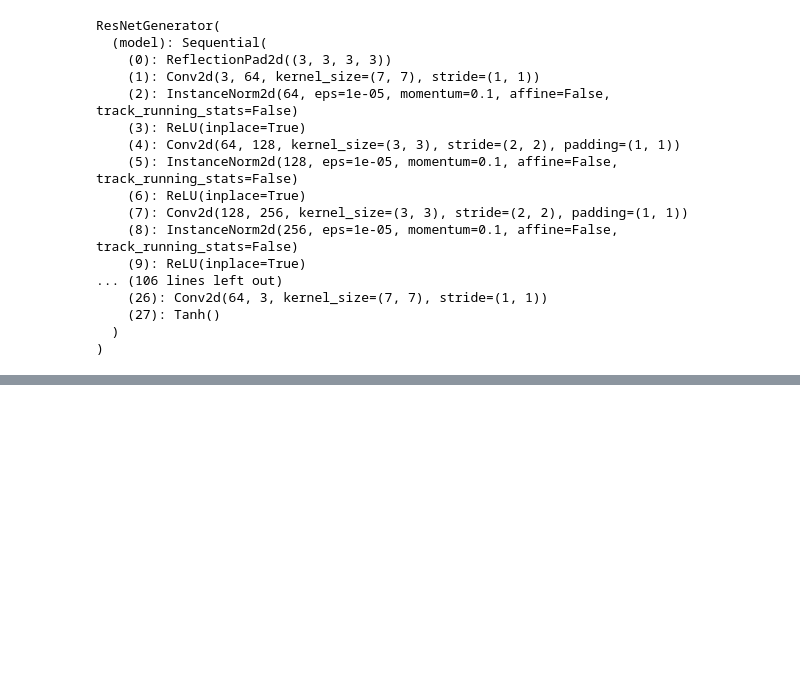
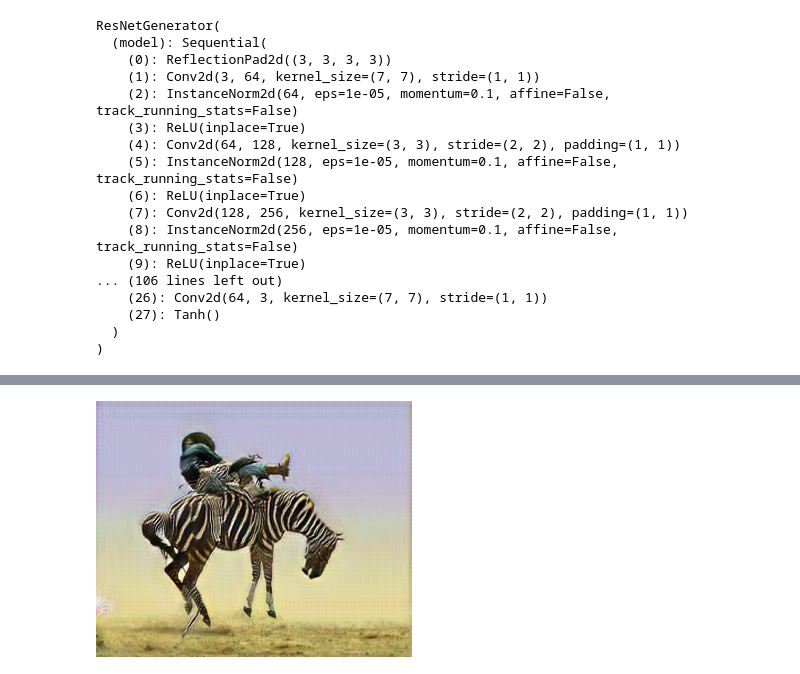
Before and after one commit to maton369/DL_PyTorch, a Jupyter notebook: code/p1ch2/3_cyclegan.ipynb, the cells around one changed output, grey strips where cells are left out. Saved outputs shown, nothing was run; the diff lists cells and outputs as text; code cells hidden in the pictures; blank space fills up the shorter version.

```diff
--- a/code/p1ch2/3_cyclegan.ipynb
+++ b/code/p1ch2/3_cyclegan.ipynb
@@ -143,0 +159,6 @@ ResNetGenerator(
+# %%
+out_t = (batch_out.data.squeeze() + 1.0) / 2.0
+out_img = transforms.ToPILImage()(out_t)
+out_img
+# %% [output]
+[figure, added]
```
Also changed, not shown: parts of 5 cells of this notebook, 1 other file.
